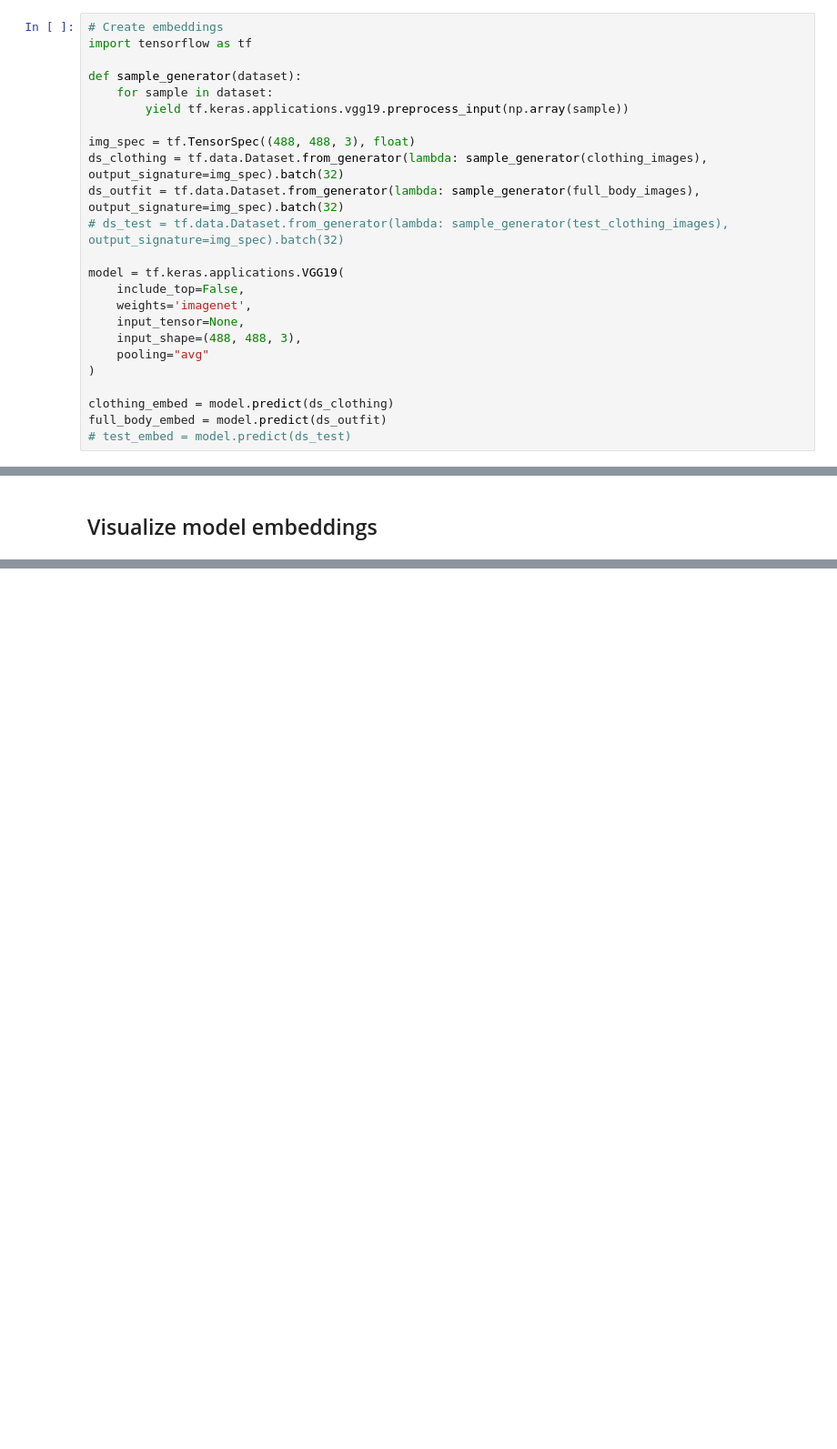
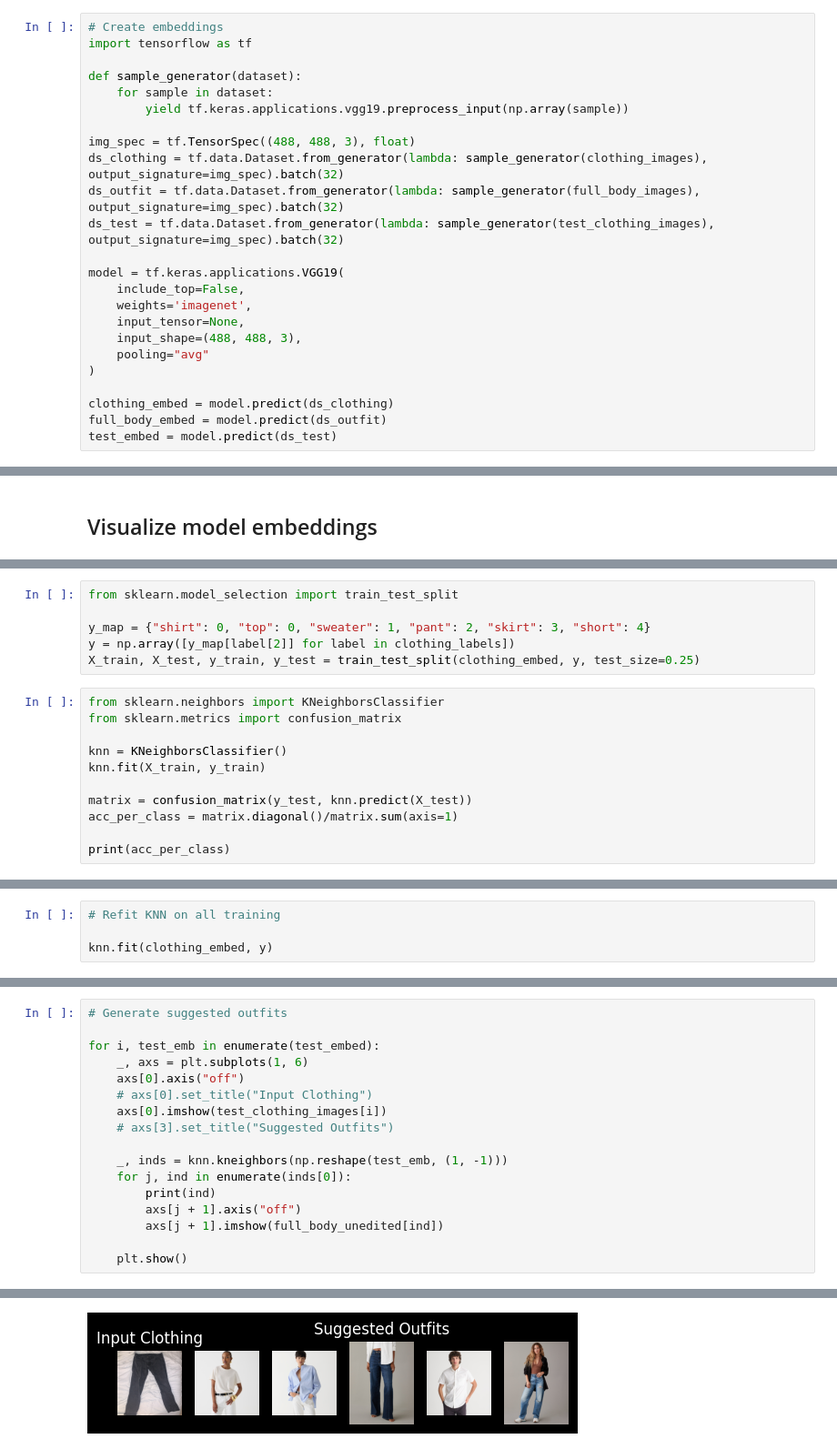
Before and after one commit to ianjwhitehouse/outfit-recomender, a Jupyter notebook: VGG19.ipynb, the cells around one changed output, grey strips where cells are left out. Shown at 91% size. Saved outputs shown, nothing was run; the diff lists cells and outputs as text; blank space fills up the shorter version.

Commit message:
Finalized Inception and VGG Models

```diff
--- a/VGG19.ipynb
+++ b/VGG19.ipynb
@@ -40,7 +40,7 @@ def sample_generator(dataset):
 img_spec = tf.TensorSpec((488, 488, 3), float)
 ds_clothing = tf.data.Dataset.from_generator(lambda: sample_generator(clothing_images), output_signature=img_spec).batch(32)
 ds_outfit = tf.data.Dataset.from_generator(lambda: sample_generator(full_body_images), output_signature=img_spec).batch(32)
-# ds_test = tf.data.Dataset.from_generator(lambda: sample_generator(test_clothing_images), output_signature=img_spec).batch(32)
+ds_test = tf.data.Dataset.from_generator(lambda: sample_generator(test_clothing_images), output_signature=img_spec).batch(32)
 
 model = tf.keras.applications.VGG19(
     include_top=False,
@@ -52,5 +52,5 @@ model = tf.keras.applications.VGG19(
 
 clothing_embed = model.predict(ds_clothing)
 full_body_embed = model.predict(ds_outfit)
-# test_embed = model.predict(ds_test)
+test_embed = model.predict(ds_test)
 # %% [output]
@@ -202,0 +227,17 @@ plt.show()
+# %%
+from sklearn.model_selection import train_test_split
+
+y_map = {"shirt": 0, "top": 0, "sweater": 1, "pant": 2, "skirt": 3, "short": 4}
+y = np.array([y_map[label[2]] for label in clothing_labels])
+X_train, X_test, y_train, y_test = train_test_split(clothing_embed, y, test_size=0.25)
+# %%
+from sklearn.neighbors import KNeighborsClassifier
+from sklearn.metrics import confusion_matrix
+
+knn = KNeighborsClassifier()
+knn.fit(X_train, y_train)
+
+matrix = confusion_matrix(y_test, knn.predict(X_test))
+acc_per_class = matrix.diagonal()/matrix.sum(axis=1)
+
+print(acc_per_class)
@@ -202,0 +248,4 @@ plt.show()
+# %%
+# Refit KNN on all training
+
+knn.fit(clothing_embed, y)
@@ -202,0 +254,18 @@ plt.show()
+# %%
+# Generate suggested outfits
+
+for i, test_emb in enumerate(test_embed):
+    _, axs = plt.subplots(1, 6)
+    axs[0].axis("off")
+    # axs[0].set_title("Input Clothing")
+    axs[0].imshow(test_clothing_images[i])
+    # axs[3].set_title("Suggested Outfits")
+
+    _, inds = knn.kneighbors(np.reshape(test_emb, (1, -1)))
+    for j, ind in enumerate(inds[0]):
+        print(ind)
+        axs[j + 1].axis("off")
+        axs[j + 1].imshow(full_body_unedited[ind])
+
+    plt.show()
+# %% [output]
@@ -202,0 +277 @@ plt.show()
+[figure, added]
```
Also changed, not shown: parts of 11 cells of this notebook, 1 other file.
